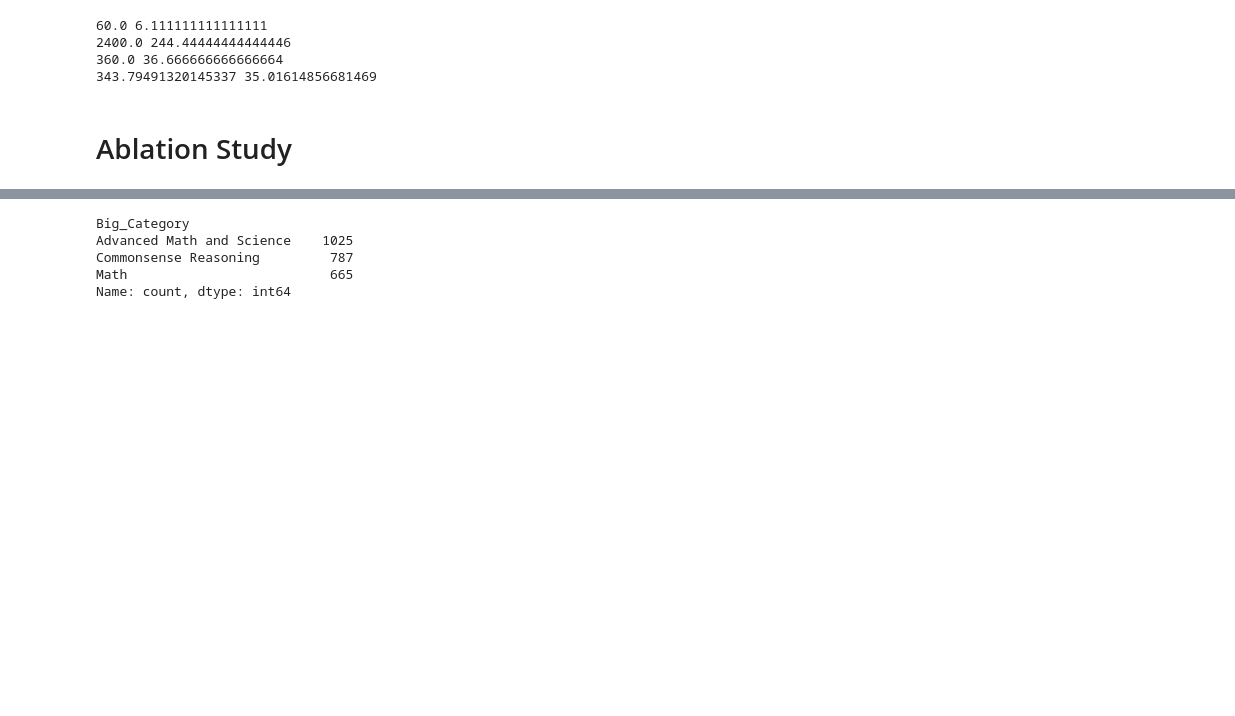
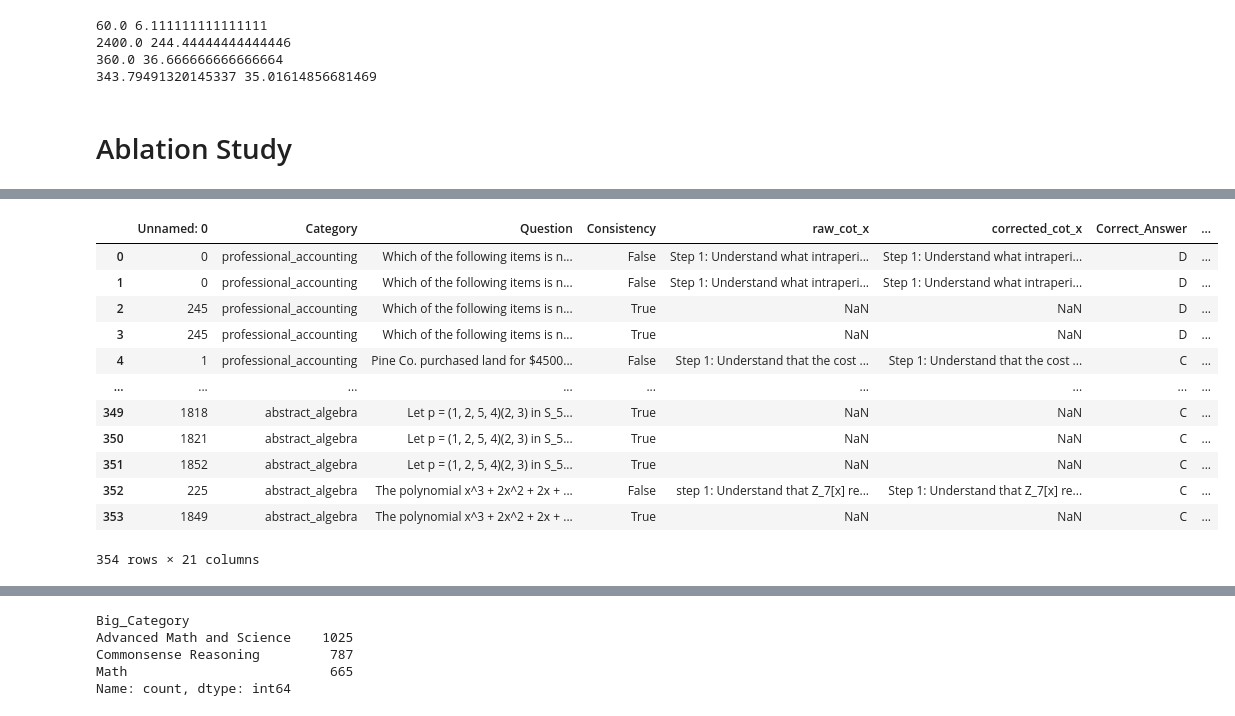
Before and after one commit to wan19990901/CoT_rerailer, a Jupyter notebook: src/Evaluation.ipynb, the cells around one changed output, grey strips where cells are left out. Cells and saved outputs as stored; diff of their text form; code cells hidden in the pictures; blank space fills up the shorter version.

```diff
--- a/src/Evaluation.ipynb
+++ b/src/Evaluation.ipynb
@@ -519,0 +520,3 @@ Math
+# %%
+df_pipeline = pd.read_csv('../result/ablation_study/df_final_row_step_only.csv')
+df_pipeline
@@ -519,0 +537,19 @@ Math
+# %%
+df_interception = pd.merge(df_4, df_pipeline, on=['Category', 'Question'], how='inner',copy=False)
+df_interception
+df_interception.rename(columns={'Corrected COT Answer_x':'Corrected COT Answer', 'Big_Category_x':'Big_Category'},inplace=True)
+df_interception
+# %% [output]
+|  | Unnamed: 0 | Category | Question | Consistency | raw_cot_x | corrected_cot_x | Correct_Answer | ... |
+| 0 | 0 | professional_accounting | Which of the following items is n... | False | Step 1: Understand what intraperi... | Step 1: Understand what intraperi... | D | ... |
+| 1 | 0 | professional_accounting | Which of the following items is n... | False | Step 1: Understand what intraperi... | Step 1: Understand what intraperi... | D | ... |
+| 2 | 245 | professional_accounting | Which of the following items is n... | True | NaN | NaN | D | ... |
+| 3 | 245 | professional_accounting | Which of the following items is n... | True | NaN | NaN | D | ... |
+| 4 | 1 | professional_accounting | Pine Co. purchased land for $4500... | False | Step 1: Understand that the cost ... | Step 1: Understand that the cost ... | C | ... |
+| ... | ... | ... | ... | ... | ... | ... | ... | ... |
+| 349 | 1818 | abstract_algebra | Let p = (1, 2, 5, 4)(2, 3) in S_5... | True | NaN | NaN | C | ... |
+| 350 | 1821 | abstract_algebra | Let p = (1, 2, 5, 4)(2, 3) in S_5... | True | NaN | NaN | C | ... |
+| 351 | 1852 | abstract_algebra | Let p = (1, 2, 5, 4)(2, 3) in S_5... | True | NaN | NaN | C | ... |
+| 352 | 225 | abstract_algebra | The polynomial x^3 + 2x^2 + 2x + ... | False | step 1: Understand that Z_7[x] re... | Step 1: Understand that Z_7[x] re... | C | ... |
+| 353 | 1849 | abstract_algebra | The polynomial x^3 + 2x^2 + 2x + ... | True | NaN | NaN | C | ... |
+354 rows × 21 columns
```
Also changed, not shown: parts of 6 cells of this notebook, 2 other files.
